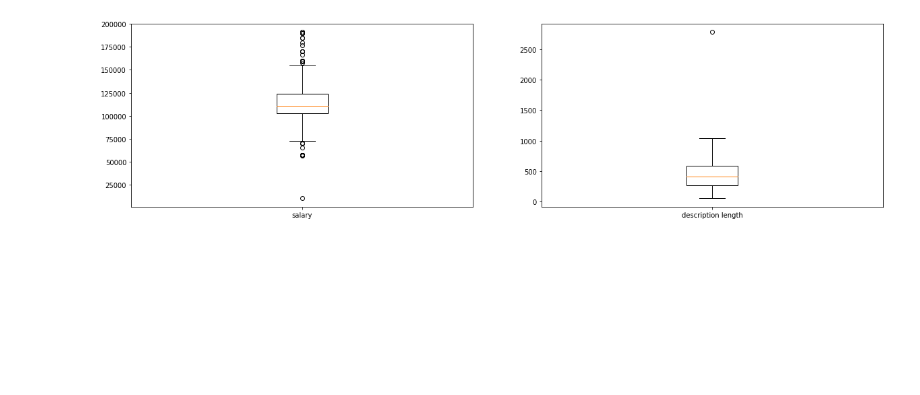
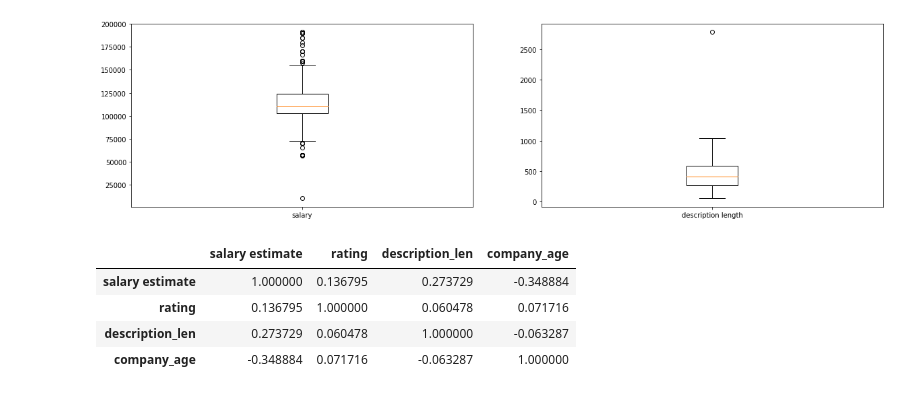
Before and after one commit to mohamedsiika/Jobs_salary_Prediction, a Jupyter notebook: EDA.ipynb, the cells around one changed output. Drawn from its saved outputs; the diff is of its cells as text; code cells hidden in the pictures; blank space fills up the shorter version.

```diff
--- a/EDA.ipynb
+++ b/EDA.ipynb
@@ -121,3 +138,12 @@ ax[1].set_xticklabels(['description length'])
 plt.show()
 # %% [output]
 [figure]
+# %%
+corr=df[['salary estimate','rating','description_len','company_age']].corr()
+corr
+# %% [output]
+|  | salary estimate | rating | description_len | company_age |
+| salary estimate | 1.000000 | 0.136795 | 0.273729 | -0.348884 |
+| rating | 0.136795 | 1.000000 | 0.060478 | 0.071716 |
+| description_len | 0.273729 | 0.060478 | 1.000000 | -0.063287 |
+| company_age | -0.348884 | 0.071716 | -0.063287 | 1.000000 |
```
Also changed, not shown: parts of 5 cells of this notebook, 1 other file.
